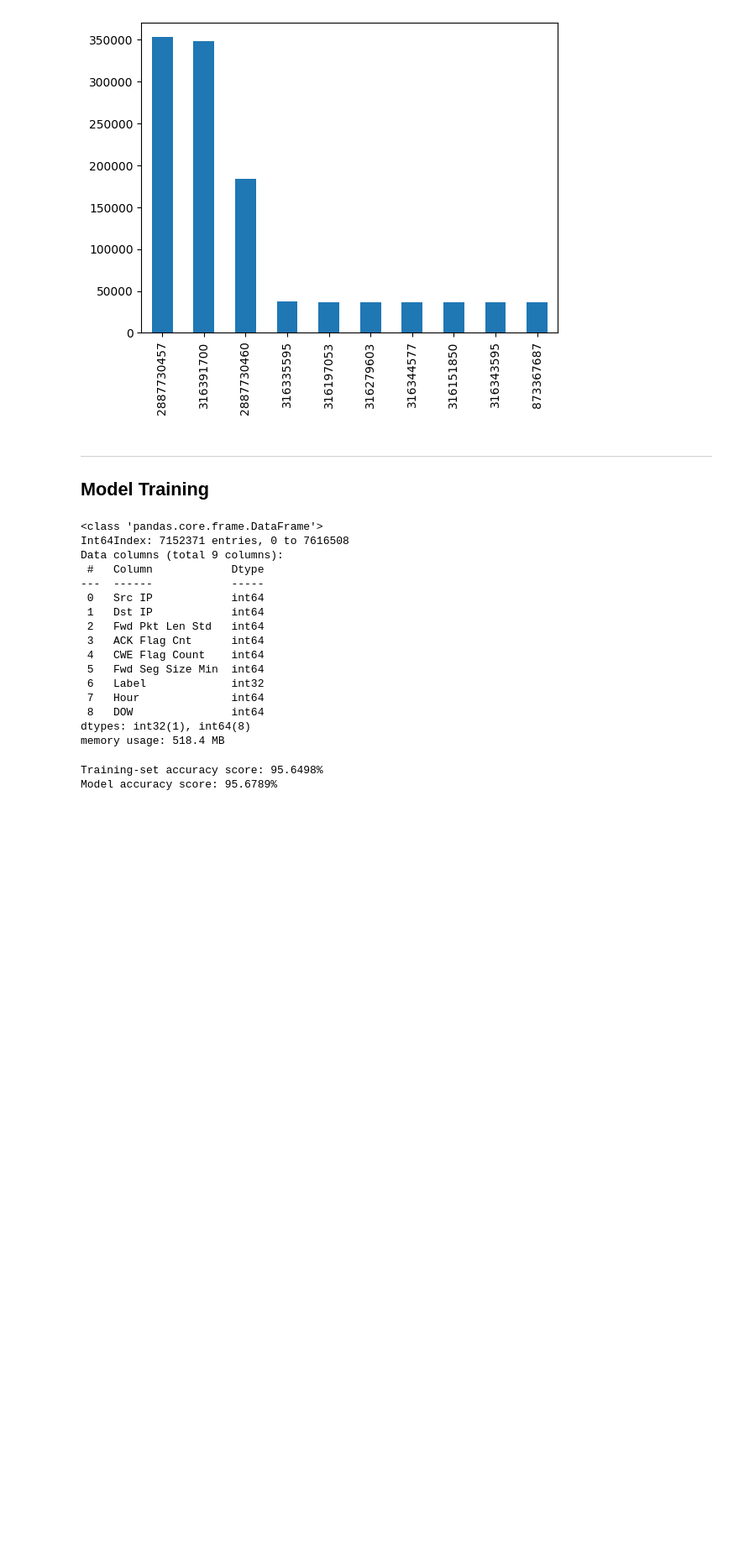
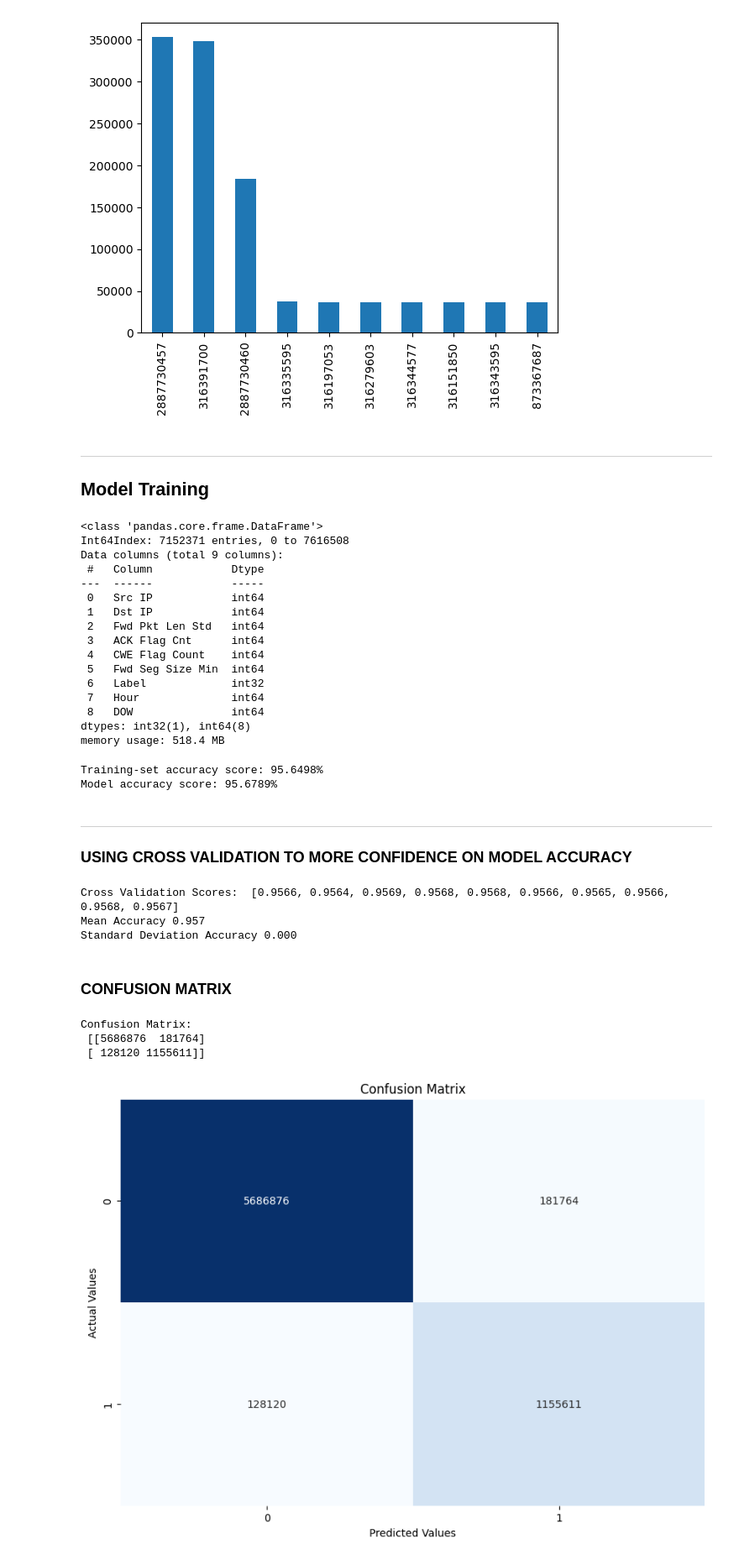
Before and after one commit to JeisonRobles/Data-Science, a Jupyter notebook: DDoS Classification/DDoS Prediction Model UnBalanced.ipynb, the cells around one changed output. Shown at 84% size. Cells and saved outputs as stored; diff of their text form; code cells hidden in the pictures; blank space fills up the shorter version.

```diff
--- a/DDoS Classification/DDoS Prediction Model UnBalanced.ipynb
+++ b/DDoS Classification/DDoS Prediction Model UnBalanced.ipynb
@@ -410,3 +410,39 @@ print('Model accuracy score: {0:0.4f}%'. format(accuracy_score(y_test, y_pred_te
 # %% [output]
 Training-set accuracy score: 95.6498%
 Model accuracy score: 95.6789%
+# %% [markdown]
+___
+### USING CROSS VALIDATION TO MORE CONFIDENCE ON MODEL ACCURACY
+# %%
+model = GaussianNB()
+cv_scores = cross_val_score(model, X, Y, cv=10)
+
+print('Cross Validation Scores: ' , list( map(lambda x : round(x, 4) ,cv_scores)))
+
+print('Mean Accuracy %.3f' % np.mean(cv_scores))
+print('Standard Deviation Accuracy %.3f' % np.std(cv_scores))
+
+
+y_pred = cross_val_predict(model,X,Y,cv=10)
+# %% [output]
+Cross Validation Scores:  [0.9566, 0.9564, 0.9569, 0.9568, 0.9568, 0.9566, 0.9565, 0.9566, 0.9568, 0.9567]
+Mean Accuracy 0.957
+Standard Deviation Accuracy 0.000
+# %% [markdown]
+### CONFUSION MATRIX
+# %%
+CONF_MATRIX = confusion_matrix(Y,y_pred)
+print('Confusion Matrix: \n', CONF_MATRIX)
+# %% [output]
+Confusion Matrix:
+ [[5686876  181764]
+ [ 128120 1155611]]
+# %%
+plt.figure(figsize=(10,7))
+sns.heatmap(CONF_MATRIX, annot=True, fmt = 'd', cmap='Blues', cbar=False)
+plt.xlabel('Predicted Values')
+plt.ylabel('Actual Values')
+plt.title('Confusion Matrix')
+plt.show()
+# %% [output]
+[figure, added]
```
Also changed, not shown: parts of 1 cell of this notebook.
